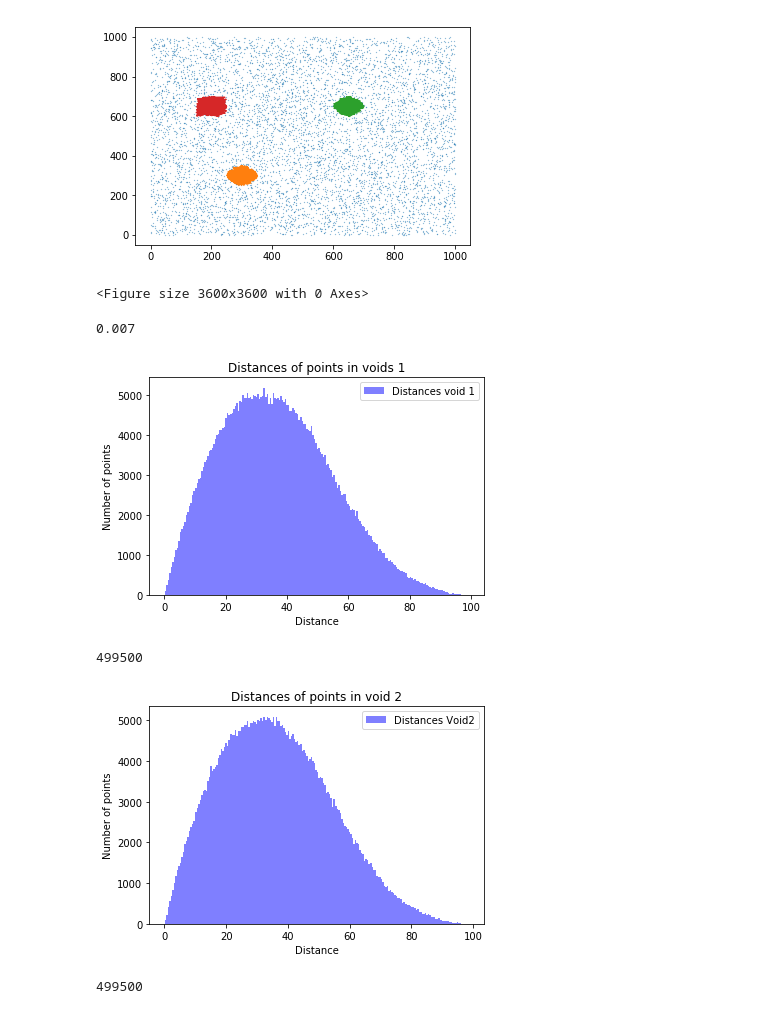
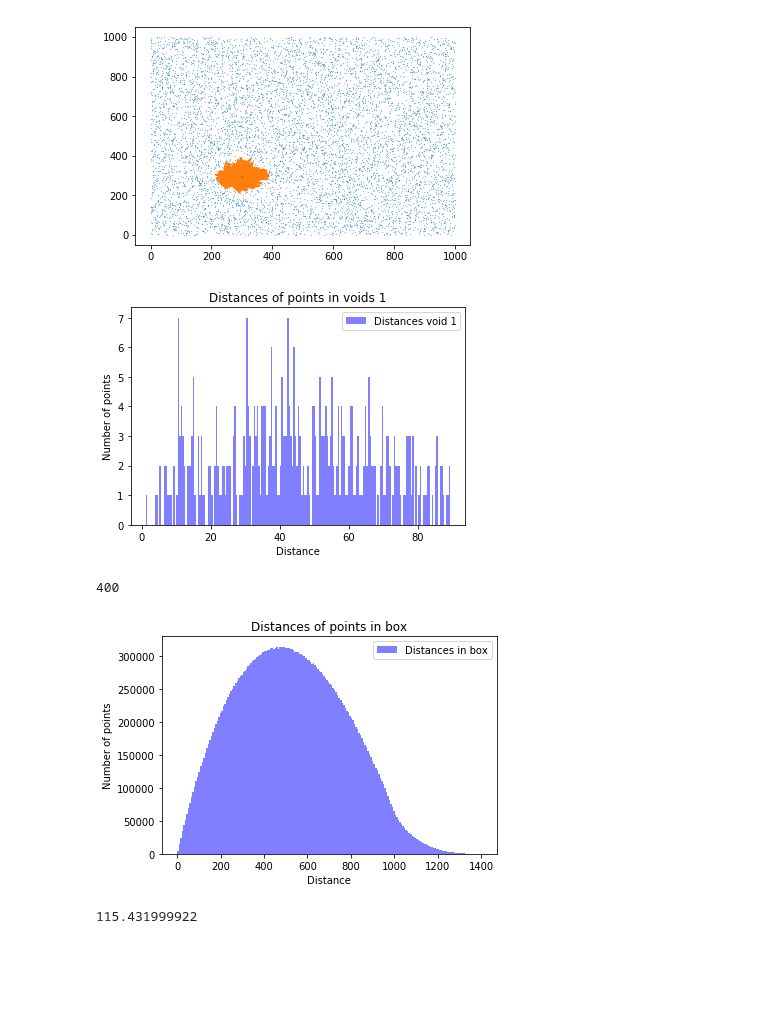
Before and after one commit to DanteNavarro/Voids, a Jupyter notebook: 2pCFVoids(OneVoid).ipynb, the cells around one changed output. Saved outputs shown, nothing was run; the diff lists cells and outputs as text; code cells hidden in the pictures; blank space fills up the shorter version.

```diff
--- a/2pCFVoids(OneVoid).ipynb
+++ b/2pCFVoids(OneVoid).ipynb
@@ -4,12 +4,11 @@
 import numpy as np
 from matplotlib.pyplot import figure
 import matplotlib.pyplot as plt
+from time import time
 
-RADIUS_A = 50
-BOX_SIZE = 1000
+RADIUS_A = 90
 HEIGTH = 1000
 WIDTH = 1000
-DENSITY_BOX = 7000./(1000.*1000.)
 
 
 def GenerateRandomPoints(numberPoints,radius,centroids):
@@ -51,68 +50,55 @@ def GenerateRandomPointsInBox(numberPoints, heigth, width):
     return d
 
 #Box
-box = GenerateRandomPointsInBox(7000, HEIGTH, WIDTH)
+box = GenerateRandomPointsInBox(8000, HEIGTH, WIDTH)
 
 #Voids 1
 centroids = [300,300]
-c1 = GenerateRandomPoints(1000, RADIUS_A, centroids)
-
-#Voids 2
-centroids2 = [650,850]
-c2 = GenerateRandomPoints(1000, RADIUS_A, centroids2)
-
-#Voids 3
-centroids2 = [200,800]
-c3 = GenerateRandomPoints(1000, RADIUS_A, centroids2)
+c1 = GenerateRandomPoints(400, RADIUS_A, centroids)
 
 plt.plot(box['x'], box['y'], linestyle='', marker='o', markersize=0.2)
 plt.plot(c1['x'], c1['y'], marker='o', markersize=0.1)
-plt.plot(c2['x'], c2['y'], marker='o', markersize=0.1)
-plt.plot(c3['x'], c2['y'], marker='o', markersize=0.1)
-
-plt.figure(figsize=(50,50))
+plt.plot(centroids[0], centroids[1], marker='o', markersize=0.8)
 plt.show()
-
-print DENSITY_BOX
 # %% [output]
-[figure, old version]
+[figure, new version]
-<Figure size 3600x3600 with 0 Axes>
-0.007
 # %%
 distanceVoids1=[]
 for i in range (len(c1['x'])):
-      for j in range(i+1,len(c1['x'])):
-        distanceVoids1_ij=np.sqrt((c1['x'][i]-c1['x'][j])**2+(c1['y'][i]-c1['y'][j])**2)
-        distanceVoids1.append(distanceVoids1_ij)
+    distanceVoids1_i=np.sqrt((centroids[0]-c1['x'][i])**2+(centroids[1]-c1['y'][i])**2)
+    distanceVoids1.append(distanceVoids1_i)
 
-# We create the histogram for random-data1.
+# We create the histogram for Voids1.
 DD1h = plt.hist(distanceVoids1, bins=200,  facecolor='blue', label=r'Distances void 1', linewidth=0, alpha=0.5)[0]
 plt.xlabel('Distance')
 plt.ylabel('Number of points')
 plt.legend(loc=1)
 plt.title('Distances of points in voids 1')
 plt.show()
 print len(distanceVoids1)
 # %% [output]
-[figure, old version]
+[figure, new version]
-499500
+400
 # %%
-distanceVoids2=[]
-for i in range (len(c2['x'])):
-      for j in range(i+1,len(c2['x'])):
-        distanceVoids2_ij=np.sqrt((c2['x'][i]-c2['x'][j])**2+(c2['y'][i]-c2['y'][j])**2)
-        distanceVoids2.append(distanceVoids2_ij)
+Ti=time()
+
+d_box=[]
+for i in range (len(box['x'])):
+      for j in range(i+1,len(box['x'])):
+        d_box_ij=np.sqrt((box['x'][i]-box['x'][j])**2+(box['y'][i]-box['y'][j])**2)
+        d_box.append(d_box_ij)
 
 # We create the histogram for random-data1.
-
-DD2h = plt.hist(distanceVoids2, bins=200,  facecolor='blue', label=r'Distances Void2', linewidth=0, alpha=0.5)[0]
+RRh = plt.hist(d_box, bins=200,  facecolor='blue', label=r'Distances in box', linewidth=0, alpha=0.5)[0]
 plt.xlabel('Distance')
 plt.ylabel('Number of points')
 plt.legend(loc=1)
-plt.title('Distances of points in void 2')
+plt.title('Distances of points in box')
 plt.show()
-print len(distanceVoids2)
+
+Tf=time()
+print Tf-Ti
 # %% [output]
-[figure, old version]
+[figure, new version]
-499500
+115.431999922
 # %%
```
Also changed, not shown: parts of 8 cells of this notebook, 1 other file.
